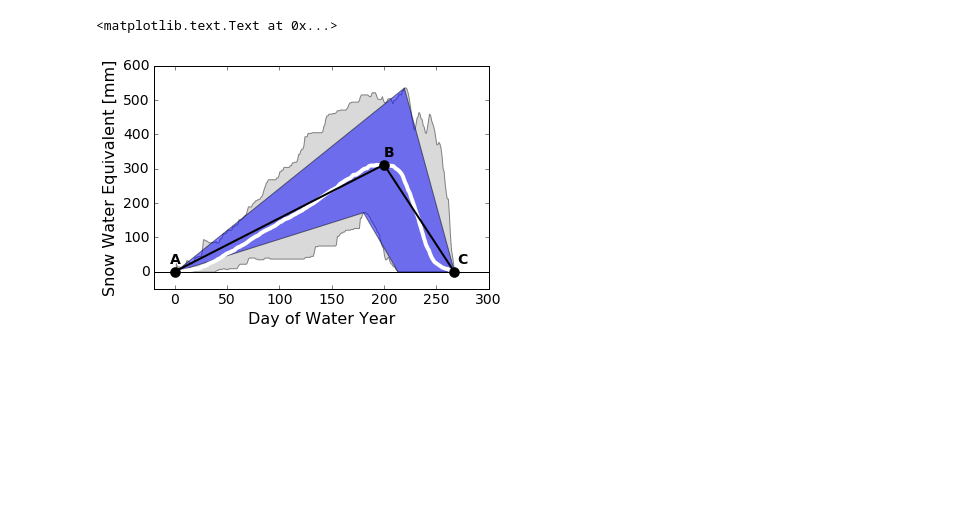
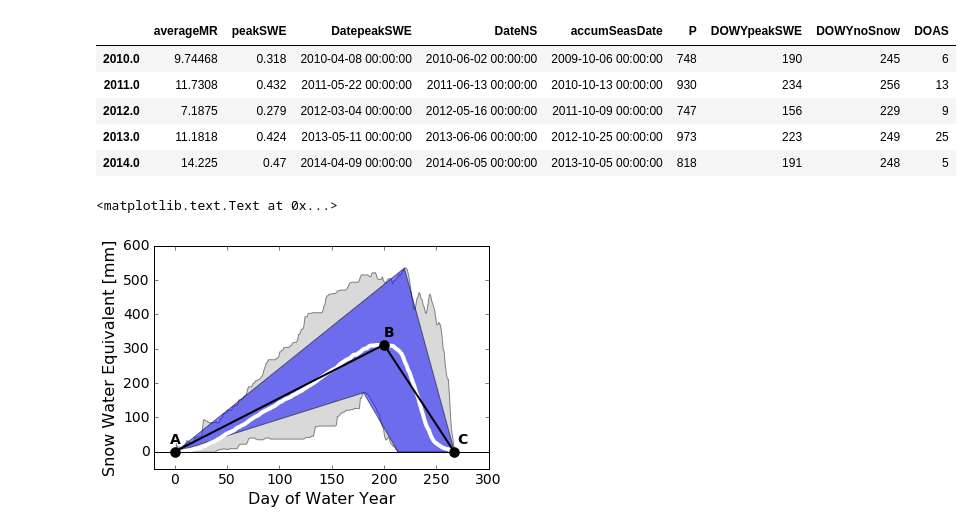
Before and after one commit to theobarnhart/rhessys_prep_analysis, a Jupyter notebook: smex/sample niveograph.ipynb, the cells around one changed output. Saved outputs shown, nothing was run; the diff lists cells and outputs as text; code cells hidden in the pictures; blank space fills up the shorter version.

```diff
--- a/smex/sample niveograph.ipynb
+++ b/smex/sample niveograph.ipynb
@@ -5,6 +5,15 @@ stats = pd.read_pickle('../data/niwot_stats.pcl')
 nw2 = pd.DataFrame({'min_SWE':nw.groupby(by='dowy').SWE.min(),
                    'max_SWE':nw.groupby(by='dowy').SWE.max(),
                    'mean_SWE':nw.groupby(by='dowy').SWE.mean()})
+# %%
+stats.tail()
+# %% [output]
+|  | averageMR | peakSWE | DatepeakSWE | DateNS | accumSeasDate | P | DOWYpeakSWE | DOWYnoSnow | DOAS |
+| 2010.0 | 9.74468 | 0.318 | 2010-04-08 00:00:00 | 2010-06-02 00:00:00 | 2009-10-06 00:00:00 | 748 | 190 | 245 | 6 |
+| 2011.0 | 11.7308 | 0.432 | 2011-05-22 00:00:00 | 2011-06-13 00:00:00 | 2010-10-13 00:00:00 | 930 | 234 | 256 | 13 |
+| 2012.0 | 7.1875 | 0.279 | 2012-03-04 00:00:00 | 2012-05-16 00:00:00 | 2011-10-09 00:00:00 | 747 | 156 | 229 | 9 |
+| 2013.0 | 11.1818 | 0.424 | 2013-05-11 00:00:00 | 2013-06-06 00:00:00 | 2012-10-25 00:00:00 | 973 | 223 | 249 | 25 |
+| 2014.0 | 14.225 | 0.47 | 2014-04-09 00:00:00 | 2014-06-05 00:00:00 | 2013-10-05 00:00:00 | 818 | 191 | 248 | 5 |
 # %%
 nw2.loc[nw2.index>275] = np.NaN
 # %%
```
Also changed, not shown: parts of 1 cell of this notebook, 5 other files.
